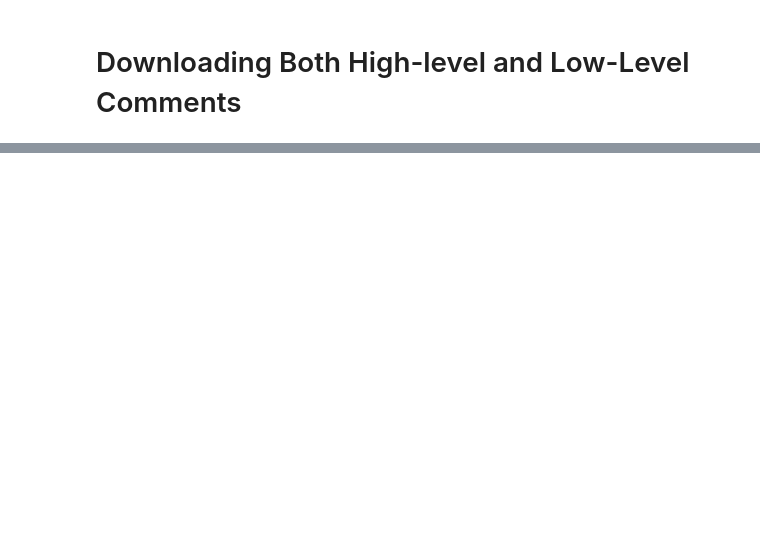
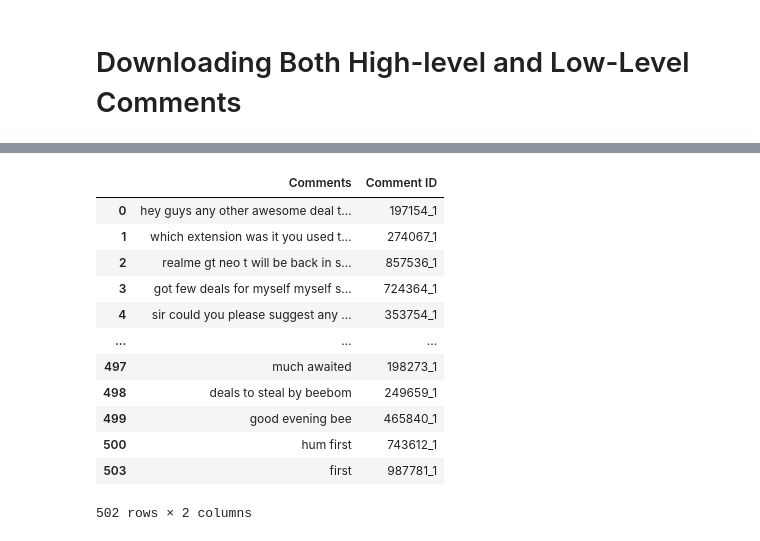
Before and after one commit to sasivatsal7122/Sentilytics, a Jupyter notebook: yt Data Scraper.ipynb, the cells around one changed output, grey strips where cells are left out. Saved outputs shown, nothing was run; the diff lists cells and outputs as text; code cells hidden in the pictures; blank space fills up the shorter version.

```diff
--- a/yt Data Scraper.ipynb
+++ b/yt Data Scraper.ipynb
@@ -266,2 +276,0 @@ All total comments obtained: 1611
-# %%
-df = pd.DataFrame(all_comments,columns=['Comments'])
@@ -293,0 +311,18 @@ df.to_csv(f'all_{videoId}.csv')
+# %%
+HighLvldf_filtered = filterDF(HighLvldf)
+# %%
+HighLvldf_filtered
+# %% [output]
+|  | Comments | Comment ID |
+| 0 | hey guys any other awesome deal t... | 197154_1 |
+| 1 | which extension was it you used t... | 274067_1 |
+| 2 | realme gt neo t will be back in s... | 857536_1 |
+| 3 | got few deals for myself myself s... | 724364_1 |
+| 4 | sir could you please suggest any ... | 353754_1 |
+| ... | ... | ... |
+| 497 | much awaited | 198273_1 |
+| 498 | deals to steal by beebom | 249659_1 |
+| 499 | good evening bee | 465840_1 |
+| 500 | hum first | 743612_1 |
+| 503 | first | 987781_1 |
+502 rows × 2 columns
```
Also changed, not shown: parts of 15 cells of this notebook, 7 other files.
